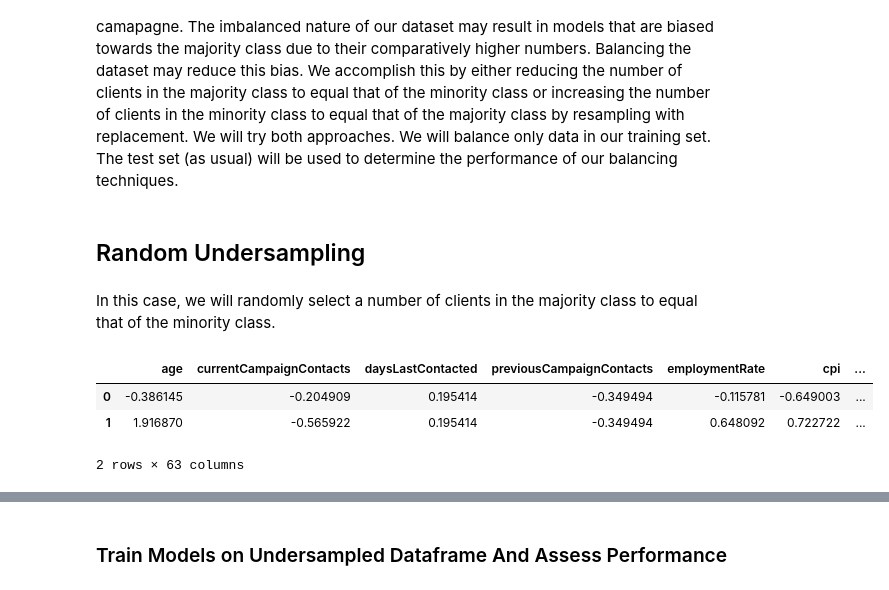
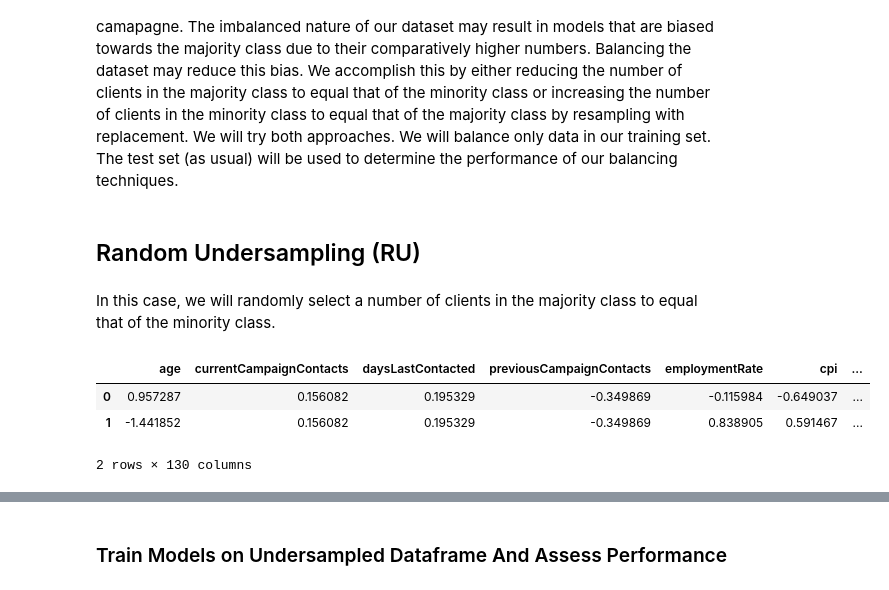
Before and after one commit to femi-lujo/bank_marketing, a Jupyter notebook: notebooks/D_Modelling.ipynb, the cells around one changed output, grey strips where cells are left out. Drawn from its saved outputs; the diff is of its cells as text; code cells hidden in the pictures.

```diff
--- a/notebooks/D_Modelling.ipynb
+++ b/notebooks/D_Modelling.ipynb
@@ -124,4 +304,3 @@ The cross validation AUC-PR score of 0.45 is close to the test set score of 0.46
 Let us assess the performance of the baseline random forest model.
 # %%
 rf = RandomForestClassifier(random_state = 77)
-rf.__name__ = 'Random Forest'
@@ -145,0 +414,8 @@ The closeness of the cross validation score for the training set and the score f
+# %%
+#Define parameters
+n_estimators = [10, 100, 1000]
+max_features = ['sqrt', 'log2']
+#Define grid search
+param_grid = dict(n_estimators = n_estimators, max_features = max_features)
+rf_search = GridSearchCV(estimator = rf, param_grid = param_grid, n_jobs=-1, cv = 5, scoring='average_precision',error_score=0)
+rf_search.fit(X_train, y_train);
@@ -146,5 +485,4 @@ The closeness of the cross validation score for the training set and the score f
 # %% [markdown]
 ## XGBoost Classifier
 # %%
-xg_cl = xgb.XGBClassifier(objective='binary:logistic', use_label_encoder = False, eval_metric = 'logloss', seed= 77)
-xg_cl.__name__ = 'XGBoost'
+xg = xgb.XGBClassifier(objective='binary:logistic', use_label_encoder = False, eval_metric = 'logloss', seed= 77)
@@ -282,0 +596,8 @@ The model that seemed to benefit the most from applying class weights was the lo
+# %%
+#Define parameters
+subsample = [0.5, 0.7, 1.0]
+max_depth = [3, 7, 9]
+#Define grid search
+param_grid = dict(subsample = subsample, max_depth = max_depth)
+xg_search = GridSearchCV(estimator = xg, param_grid = param_grid, cv = 5, scoring='average_precision',error_score=0)
+xg_search.fit(X_train, y_train);
@@ -285,18 +703,18 @@ The model that seemed to benefit the most from applying class weights was the lo
 # %% [markdown]
 Another technique to deal with the imbalanced nature of our data is to resample the data in such a way that creates an equal number of observations for our target features - in this case, having the same number of clients that said 'yes' and 'no' to the marketing camapagne. The imbalanced nature of our dataset may result in models that are biased towards the majority class due to their comparatively higher numbers. Balancing the dataset may reduce this bias. We accomplish this by either reducing the number of clients in the majority class to equal that of the minority class or increasing the number of clients in the minority class to equal that of the majority class by resampling with replacement. We will try both approaches. We will balance only data in our training set. The test set (as usual) will be used to determine the performance of our balancing techniques.
 # %% [markdown]
-## Random Undersampling
+## Random Undersampling (RU)
 # %% [markdown]
 In this case, we will randomly select a number of clients in the majority class to equal that of the minority class.
 # %%
 #Create scaled dataframe to undersample from
-df = pd.merge(pd.DataFrame(X_train, columns = features_coded), y_train, left_index = True, right_index = True)
+df = pd.merge(pd.DataFrame(X_train, columns = feature_names), y_train, left_index = True, right_index = True)
 df.head(2)
 # %% [output]
 |  | age | currentCampaignContacts | daysLastContacted | previousCampaignContacts | employmentRate | cpi | ... |
-| 0 | -0.386145 | -0.204909 | 0.195414 | -0.349494 | -0.115781 | -0.649003 | ... |
-| 1 | 1.916870 | -0.565922 | 0.195414 | -0.349494 | 0.648092 | 0.722722 | ... |
+| 0 | 0.957287 | 0.156082 | 0.195329 | -0.349869 | -0.115984 | -0.649037 | ... |
+| 1 | -1.441852 | 0.156082 | 0.195329 | -0.349869 | 0.838905 | 0.591467 | ... |
-2 rows × 63 columns
+2 rows × 130 columns
 # %%
 #Determine number of 'yes' responses as basis to undersample
 df.response.value_counts()
```
Also changed, not shown: parts of 251 cells of this notebook.
